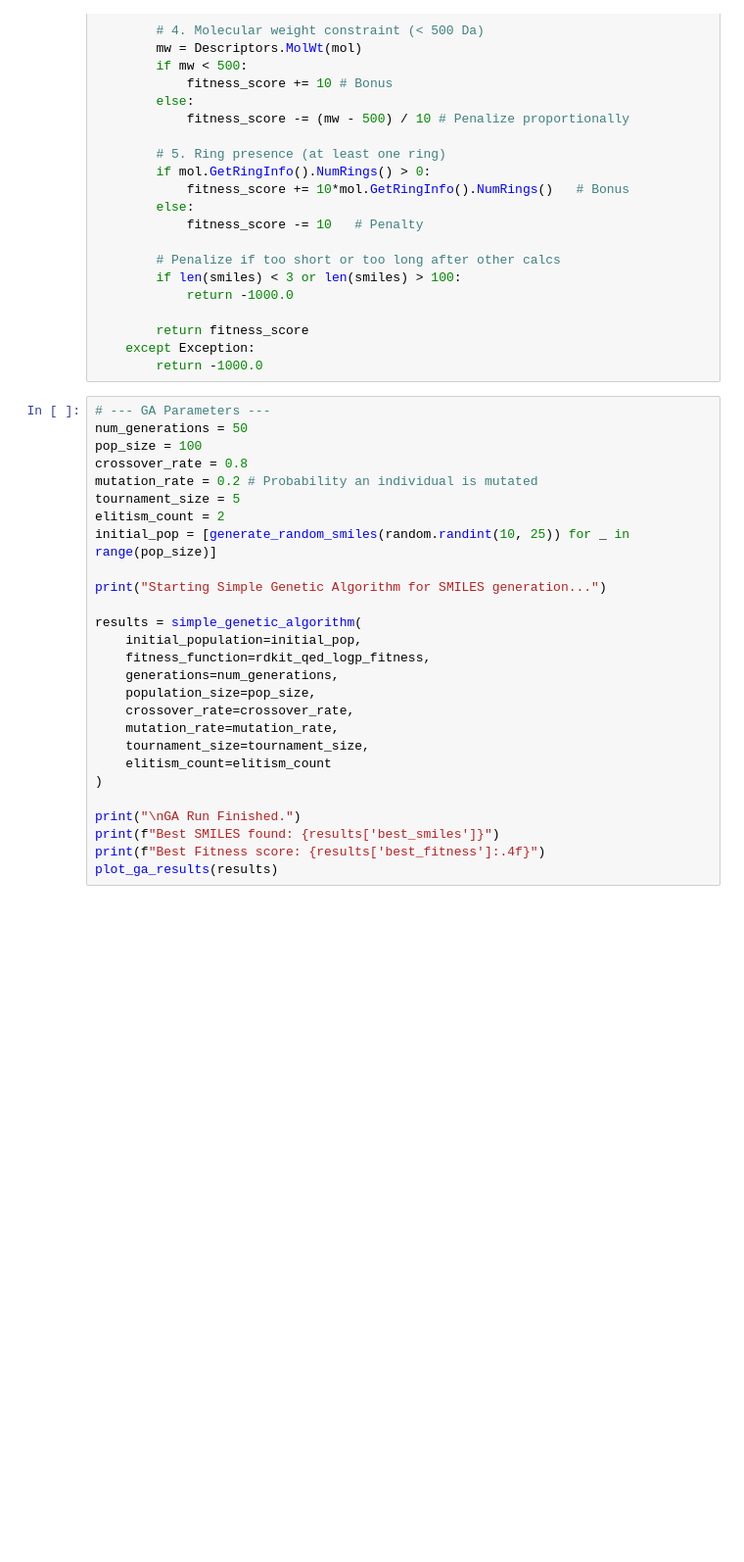
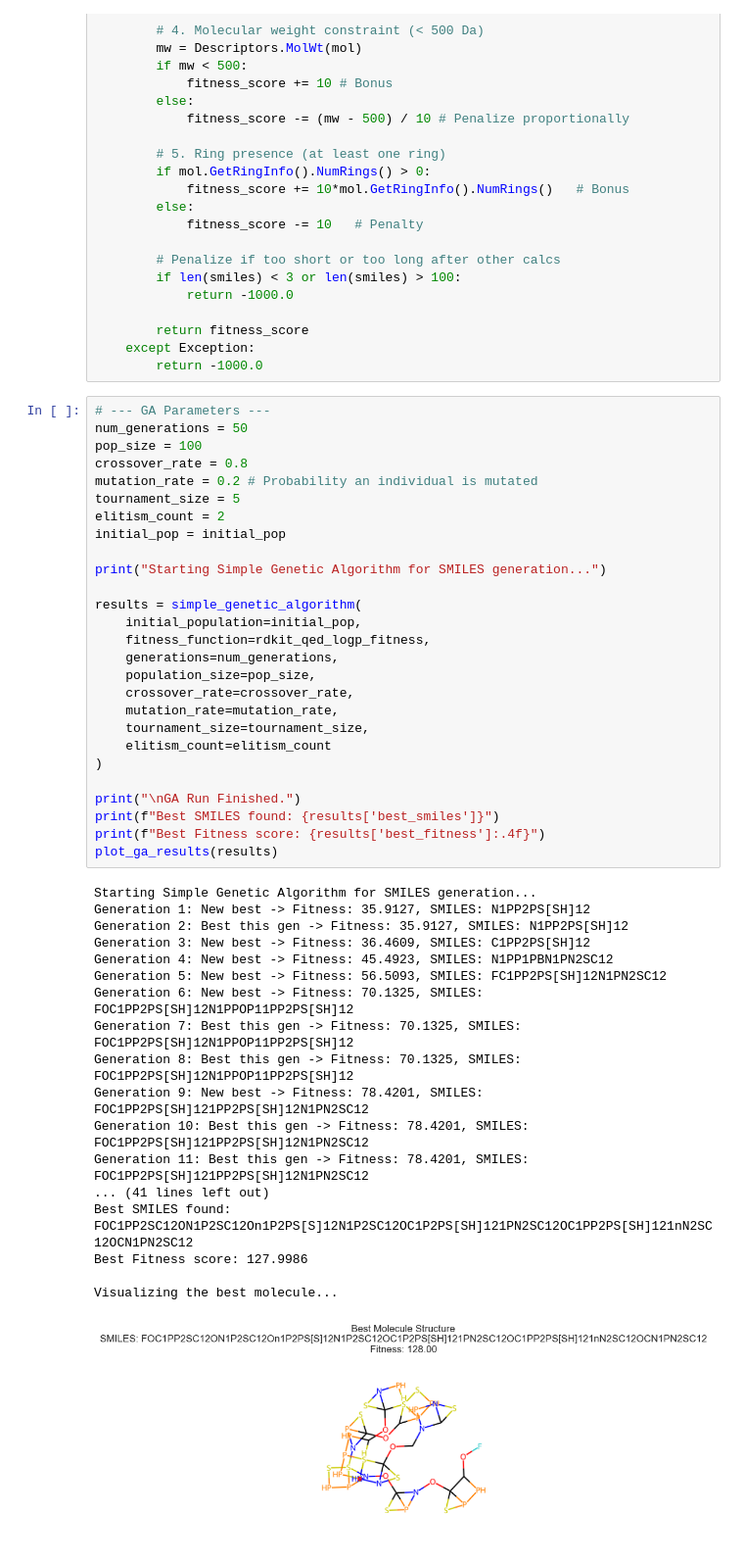
Before and after one commit to jhelaja/CHEM-006, a Jupyter notebook: Sessions/Laplaza_sessions/gm.ipynb, the cells around one changed output. Shown at 98% size. Cells and saved outputs as stored; diff of their text form; blank space fills up the shorter version.

```diff
--- a/Sessions/Laplaza_sessions/gm.ipynb
+++ b/Sessions/Laplaza_sessions/gm.ipynb
@@ -268,27 +333,46 @@ def rdkit_qed_logp_fitness(smiles):
 # %%
 # --- GA Parameters ---
 num_generations = 50
 pop_size = 100
 crossover_rate = 0.8
 mutation_rate = 0.2 # Probability an individual is mutated
 tournament_size = 5
 elitism_count = 2
-initial_pop = [generate_random_smiles(random.randint(10, 25)) for _ in range(pop_size)]
+initial_pop = initial_pop
 
 print("Starting Simple Genetic Algorithm for SMILES generation...")
 
 results = simple_genetic_algorithm(
     initial_population=initial_pop,
     fitness_function=rdkit_qed_logp_fitness,
     generations=num_generations,
     population_size=pop_size,
     crossover_rate=crossover_rate,
     mutation_rate=mutation_rate,
     tournament_size=tournament_size,
     elitism_count=elitism_count
 )
 
 print("\nGA Run Finished.")
 print(f"Best SMILES found: {results['best_smiles']}")
 print(f"Best Fitness score: {results['best_fitness']:.4f}")
 plot_ga_results(results)
+# %% [output]
+Starting Simple Genetic Algorithm for SMILES generation...
+Generation 1: New best -> Fitness: 35.9127, SMILES: N1PP2PS[SH]12
+Generation 2: Best this gen -> Fitness: 35.9127, SMILES: N1PP2PS[SH]12
+Generation 3: New best -> Fitness: 36.4609, SMILES: C1PP2PS[SH]12
+Generation 4: New best -> Fitness: 45.4923, SMILES: N1PP1PBN1PN2SC12
+Generation 5: New best -> Fitness: 56.5093, SMILES: FC1PP2PS[SH]12N1PN2SC12
+Generation 6: New best -> Fitness: 70.1325, SMILES: FOC1PP2PS[SH]12N1PPOP11PP2PS[SH]12
+Generation 7: Best this gen -> Fitness: 70.1325, SMILES: FOC1PP2PS[SH]12N1PPOP11PP2PS[SH]12
+Generation 8: Best this gen -> Fitness: 70.1325, SMILES: FOC1PP2PS[SH]12N1PPOP11PP2PS[SH]12
+Generation 9: New best -> Fitness: 78.4201, SMILES: FOC1PP2PS[SH]121PP2PS[SH]12N1PN2SC12
+Generation 10: Best this gen -> Fitness: 78.4201, SMILES: FOC1PP2PS[SH]121PP2PS[SH]12N1PN2SC12
+Generation 11: Best this gen -> Fitness: 78.4201, SMILES: FOC1PP2PS[SH]121PP2PS[SH]12N1PN2SC12
+... (41 lines left out)
+Best SMILES found: FOC1PP2SC12ON1P2SC12On1P2PS[S]12N1P2SC12OC1P2PS[SH]121PN2SC12OC1PP2PS[SH]121nN2SC12OCN1PN2SC12
+Best Fitness score: 127.9986
+
+Visualizing the best molecule...
+[figure, added]
```
Also changed, not shown: parts of 11 cells of this notebook, 2 other files.
